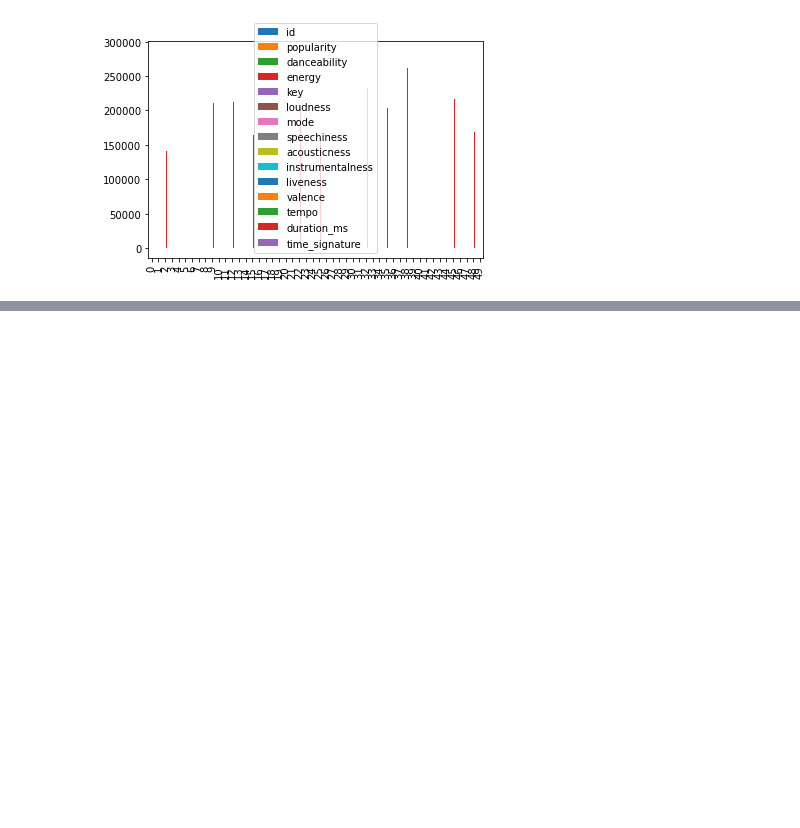
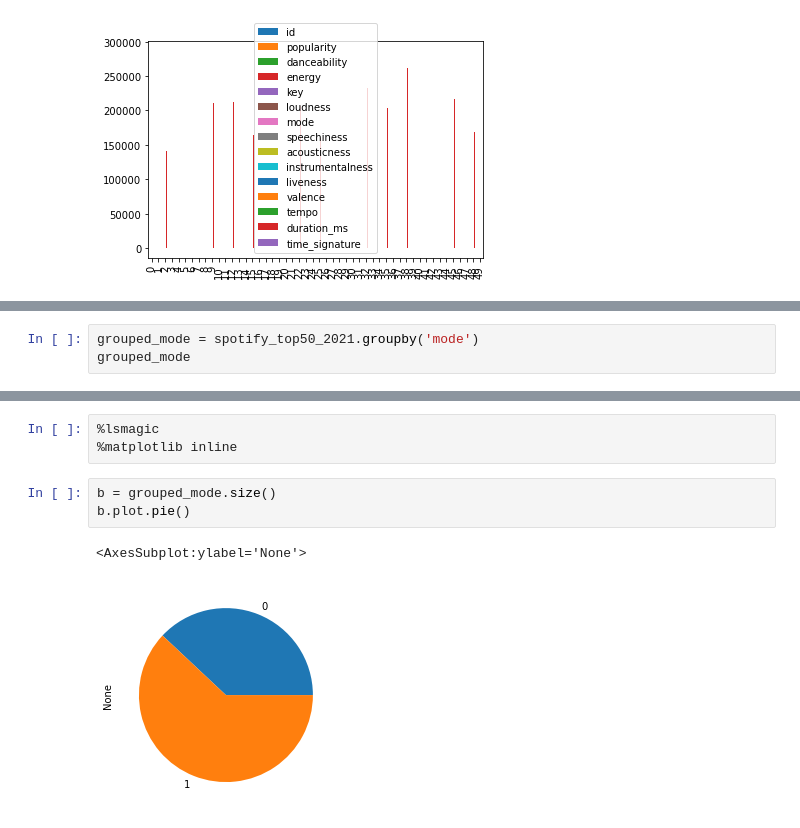
Before and after one commit to MadhaviRockandla/AirflowWeekend, a Jupyter notebook: airflow-proj-files/data/spotify_top50_2021.ipynb, the cells around one changed output, grey strips where cells are left out. Cells and saved outputs as stored; diff of their text form; blank space fills up the shorter version.

```diff
--- a/airflow-proj-files/data/spotify_top50_2021.ipynb
+++ b/airflow-proj-files/data/spotify_top50_2021.ipynb
@@ -47,0 +176,3 @@ spotify_top50_2021.plot.bar()
+# %%
+grouped_mode = spotify_top50_2021.groupby('mode')
+grouped_mode
@@ -47,0 +192,9 @@ spotify_top50_2021.plot.bar()
+# %%
+%lsmagic
+%matplotlib inline
+# %%
+b = grouped_mode.size()
+b.plot.pie()
+# %% [output]
+<AxesSubplot:ylabel='None'>
+[figure, added]
```
Also changed, not shown: parts of 23 cells of this notebook, 3 other files.
